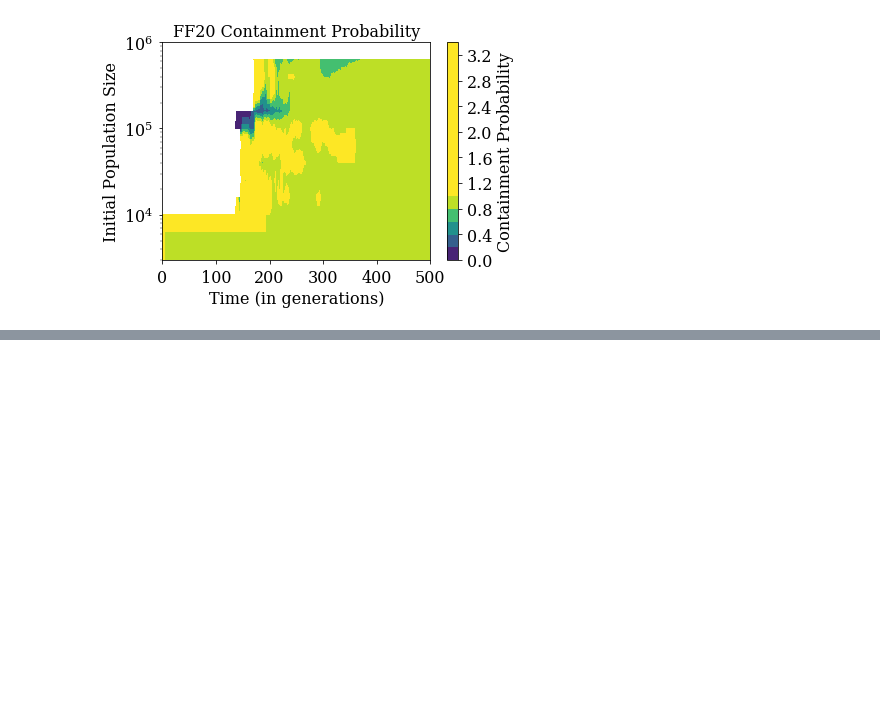
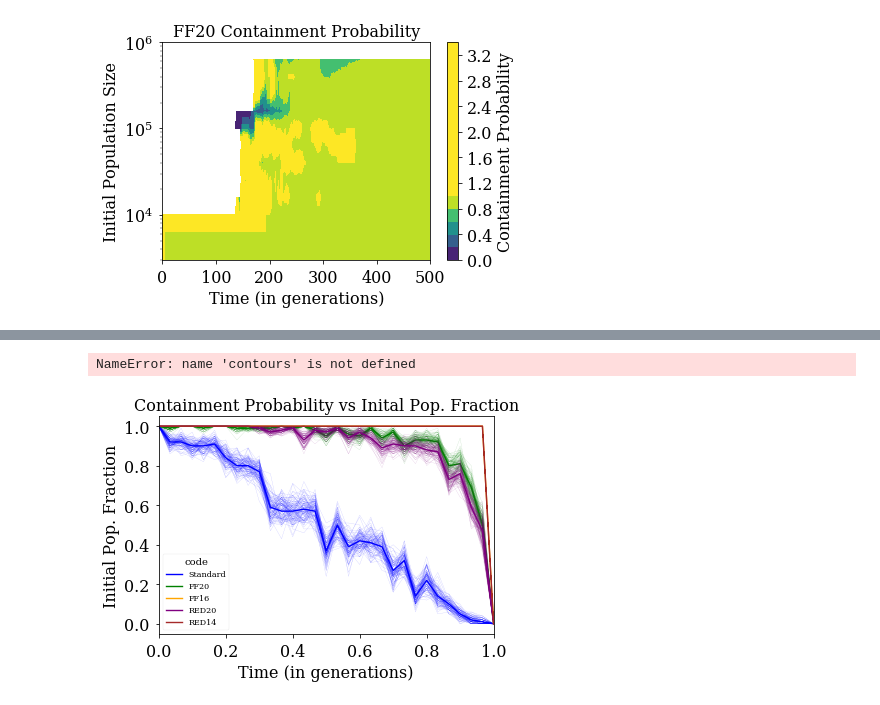
Before and after one commit to EndyLab/codon-tables, a Jupyter notebook: notebooks/fast_fail_figs.ipynb, the cells around one changed output, grey strips where cells are left out. Saved outputs shown, nothing was run; the diff lists cells and outputs as text; code cells hidden in the pictures; blank space fills up the shorter version.

```diff
--- a/notebooks/fast_fail_figs.ipynb
+++ b/notebooks/fast_fail_figs.ipynb
@@ -1068,0 +1161,50 @@ plt.show()
+# %%
+# 4c: generate endpoint probabilities for nonpromiscuous codes
+df = DF.loc[DF['code'].map(lambda code: code not in ['PROMISC20', 'PROMISC14'])]
+# adjust independent variable to be pop fraction
+N_0.sort()
+x = np.array(N_0)/1e6
+for code, color in colordict.items():
+    # get array at last timepoint
+    y = contours[code][:,-1]
+    # plot
+    plt.plot(np.array(x), y, color, label=code)
+plt.legend()
+plt.xlabel('Initial Population Fraction')
+plt.ylabel('Endpoint Containment Probability')
+ax = plt.gca()
+# ax.set_xscale("log")
+plt.savefig('test.svg')
+plt.show()
+# %% [output]
+NameError: name 'contours' is not defined
+# %%
+# 4c: generate endpoint probabilities for nonpromiscuous codes
+# set figure options
+labelsize=16
+width = 4
+height = width / 1.618
+
+df = DF.loc[DF['code'].map(lambda code: code not in ['Colorado', 'PROMISC20', 'PROMISC14'])]
+sns.tsplot(data=df, time='N_0', value='popfrac', unit='sim', condition='code', err_style='boot_traces', n_boot=100, color=colordict)
+
+
+plt.rc('font', family='serif')
+plt.rc('xtick', labelsize=labelsize)
+plt.rc('ytick', labelsize=labelsize)
+plt.rc('axes', labelsize=labelsize)
+
+ax = plt.gca()
+# plt.xlim([0, 1])
+# plt.ylim([])
+# plt.yticks([])
+# plt.xticks([])
+
+path = '/home/jonathan/Lab/Fast Fail/Figures/Figure 4/'
+plt.title('Containment Probability vs Inital Pop. Fraction'.format(code), fontsize=labelsize)
+plt.xlabel('Time (in generations)')
+plt.ylabel('Initial Pop. Fraction')
+plt.savefig(path+'4c_contain_prob_vs_init_cond.svg')
+plt.show()
+# %% [output]
+[figure, added]
```
Also changed, not shown: parts of 11 cells of this notebook.
